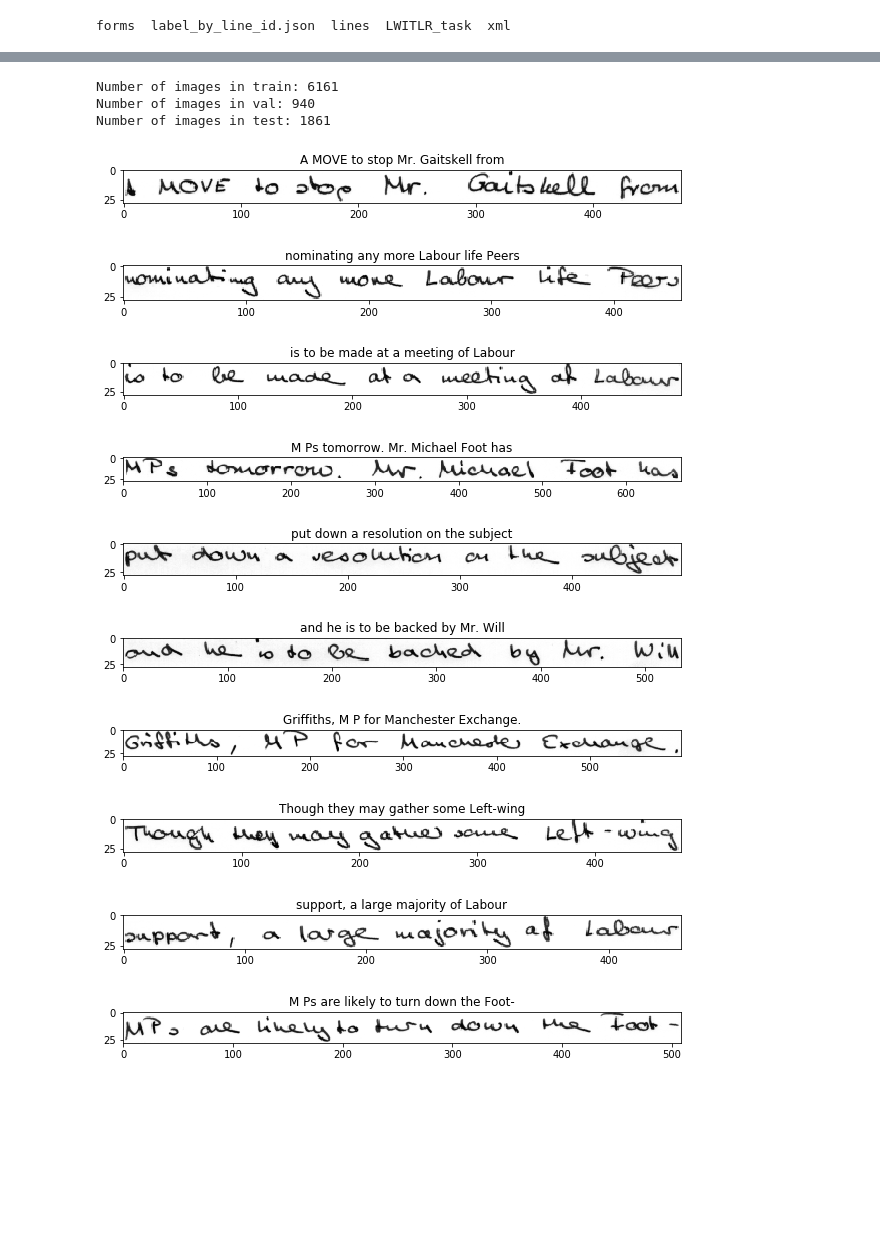
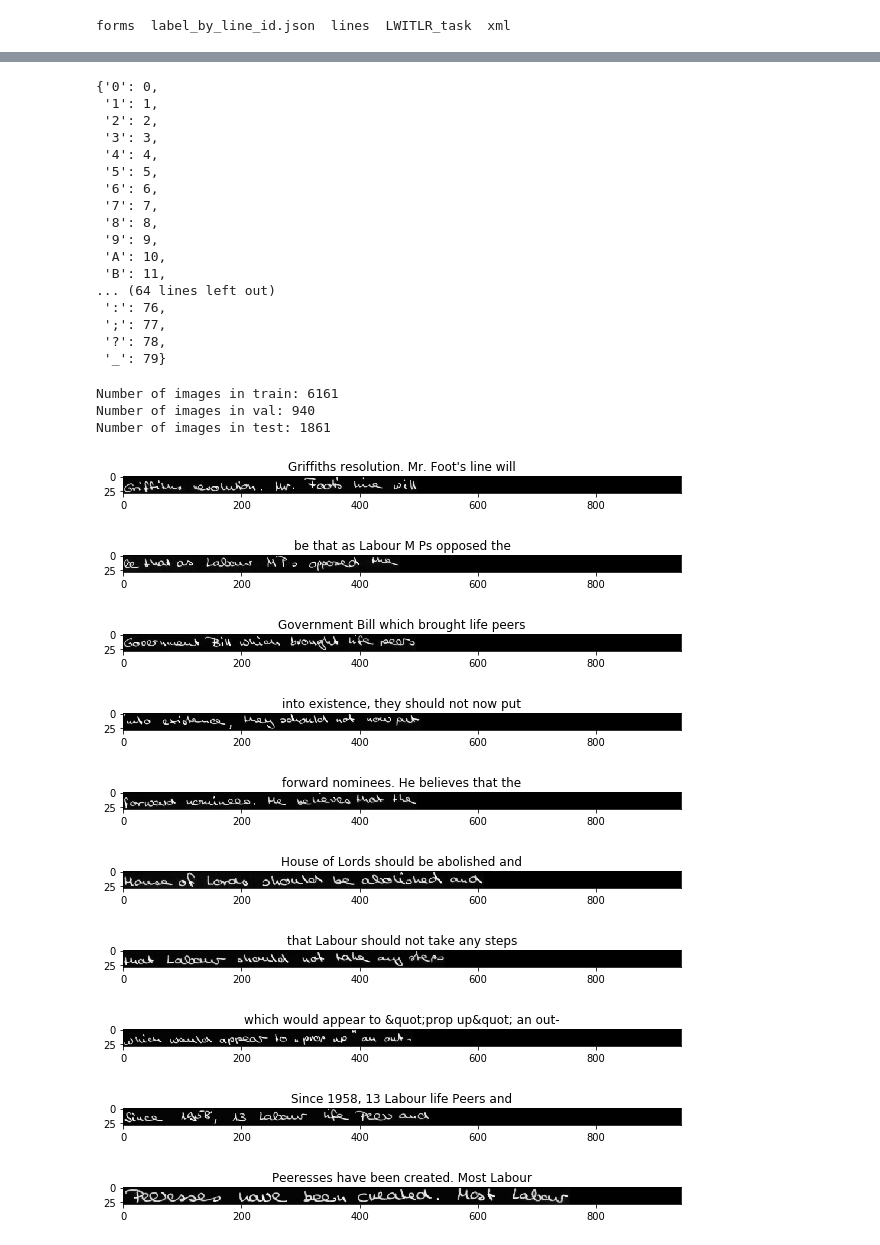
Before and after one commit to the-full-stack/fsdl-text-recognizer, a Jupyter notebook: notebooks/iam_dataset.ipynb, the cells around one changed output, grey strips where cells are left out. Saved outputs shown, nothing was run; the diff lists cells and outputs as text; code cells hidden in the pictures; blank space fills up the shorter version.

Commit message:
IAM lines done
Signed-off-by: Saurabh Bipin Chandra <srbhchandra@gmail.com>

```diff
--- a/notebooks/iam_dataset.ipynb
+++ b/notebooks/iam_dataset.ipynb
@@ -95,0 +70,25 @@ char_to_int_dict = char_to_int_mapping()
+# %%
+emnist_essentials_filename = '../text_recognizer/datasets/emnist_essentials.json'
+
+def _augment_emnist_mapping(mapping):
+    """Augment the mapping with extra symbols."""
+    # symbols in IAM dataset
+    extra_symbols = [' ', '!', '"', '#', '&', "'", '(', ')', '*', '+', ',', '-', '.', '/', ':', ';', '?']
+
+    # padding symbol
+    extra_symbols.append('_')
+
+    max_key = max(mapping.keys())
+    extra_mapping = {}
+    for i, symbol in enumerate(extra_symbols):
+        extra_mapping[max_key + 1 + i] = symbol
+
+    return {**mapping, **extra_mapping}
+
+
+
+with open(emnist_essentials_filename) as f:
+    essentials = json.load(f)
+int_to_char_mapping_dict = _augment_emnist_mapping(dict(essentials['mapping']))
+assert len(int_to_char_mapping_dict.values()) == len(set(int_to_char_mapping_dict.values()))
+int_to_char_mapping_dict
@@ -96,3 +113,24 @@ char_to_int_dict = char_to_int_mapping()
+# %%
+char_to_int_mapping_dict = {v:k for k, v in int_to_char_mapping_dict.items()}
+char_to_int_mapping_dict
+# %% [output]
+{'0': 0,
+ '1': 1,
+ '2': 2,
+ '3': 3,
+ '4': 4,
+ '5': 5,
+ '6': 6,
+ '7': 7,
+ '8': 8,
+ '9': 9,
+ 'A': 10,
+ 'B': 11,
+... (64 lines left out)
+ ':': 76,
+ ';': 77,
+ '?': 78,
+ '_': 79}
 # %%
 def get_iam_labels(label_file):
     with open(label_file, 'r') as f:
@@ -121,8 +159,6 @@ def iam_helper(image_directory, label_dict, label_to_int_mapping, image_height):
 
     assert os.path.exists(train_index_path) and os.path.exists(val_index_path) and os.path.exists(test_index_path)
 
-    int_to_label_mapping = get_reverse_dict(label_to_int_mapping)
-
     def load_iam_lines(index_path):
         with open(index_path, 'r') as f:
             image_filenames = f.read().splitlines()
@@ -133,12 +169,12 @@ def iam_helper(image_directory, label_dict, label_to_int_mapping, image_height):
         image = read_image(image_filename, grayscale=True)
         image = 255. - image
         image = resize(image, (image_height / image.shape[0]))
-        return image / 255.
+#         image = image / 255.
+        return image
 
     def load(image_filenames, get_label_key_func):
         images = [load_image(fname) for fname in image_filenames]
         labels = [label_dict[get_label_key_func(filename)] for filename in image_filenames]
-        int_labels = [[label_to_int_mapping[c] for c in label] for label in labels]
         return images, labels  #int_labels
 
     x_train, y_train = load_iam_lines(train_index_path)
@@ -160,7 +196,7 @@ assert os.path.exists(image_directory)
 x_train, y_train, x_val, y_val, x_test, y_test = iam_helper(
     image_directory=image_directory,
     label_dict=label_by_line_id,
-    label_to_int_mapping=char_to_int_dict,
+    label_to_int_mapping=None,
     image_height=image_height
 )
 # %% [output]
@@ -170,18 +206,18 @@ Number of images in test: 1861
 # %%
 ### check if images and labels match
 # %%
-for i in range(10):
+for i in range(10, 20):
     plt.figure(figsize=(10, 10))
     plt.title(y_train[i])
     plt.imshow(x_train[i], cmap='gray')
 # %% [output]
-[figure, old version]
+[figure, new version]
-[figure, old version]
+[figure, new version]
-[figure, old version]
+[figure, new version]
-[figure, old version]
+[figure, new version]
-[figure, old version]
+[figure, new version]
-[figure, old version]
+[figure, new version]
-[figure, old version]
+[figure, new version]
-[figure, old version]
+[figure, new version]
-[figure, old version]
+[figure, new version]
-[figure, old version]
+[figure, new version]
```
Also changed, not shown: parts of 26 cells of this notebook, 2 other files.
